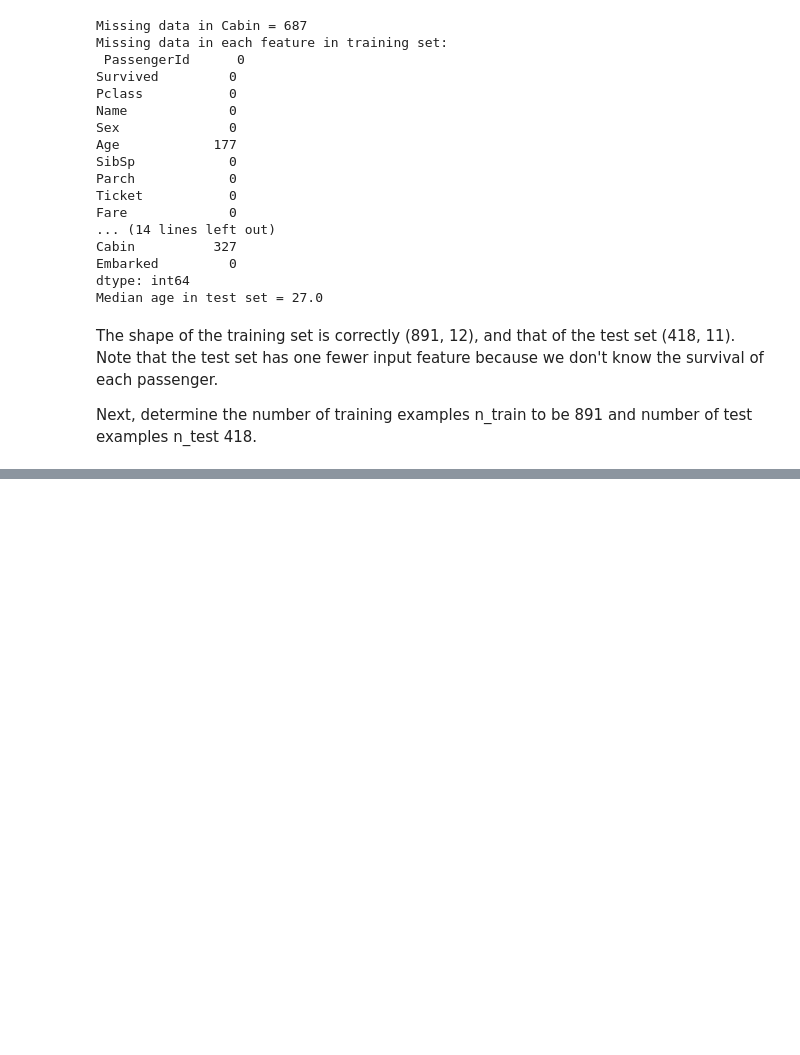
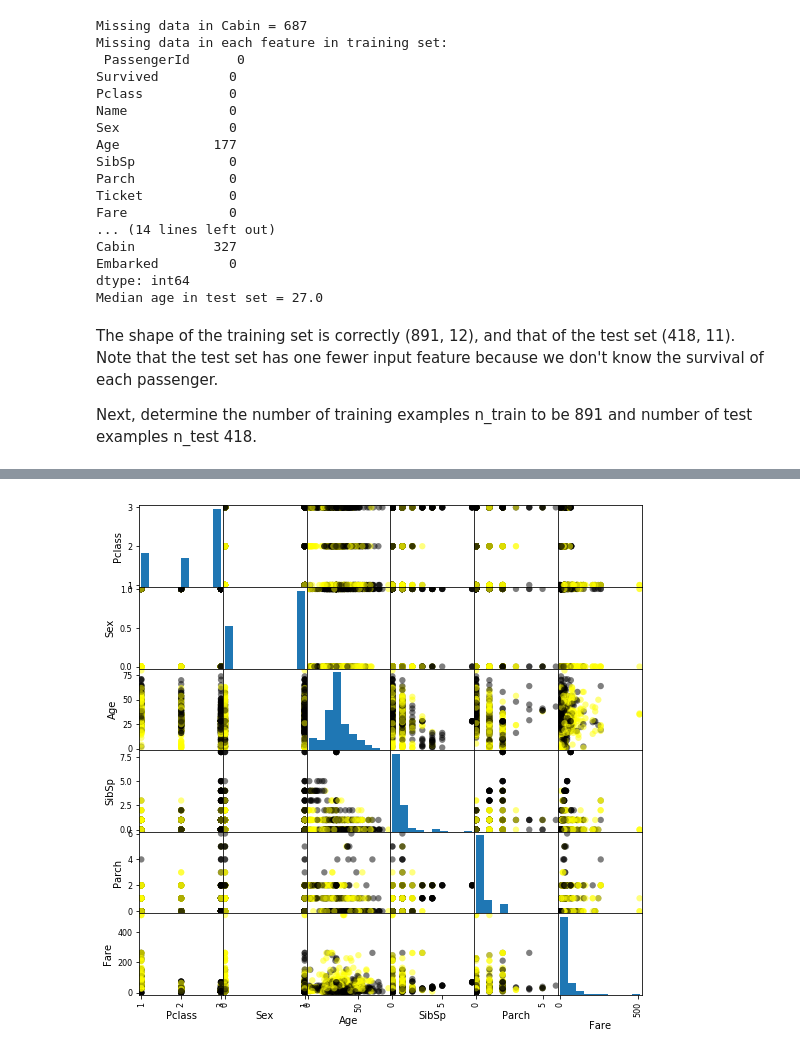
Before and after one commit to haianhle/ar-kaggle, a Jupyter notebook: titanic/titanic_notes.ipynb, the cells around one changed output, grey strips where cells are left out. Cells and saved outputs as stored; diff of their text form; code cells hidden in the pictures; blank space fills up the shorter version.

```diff
--- a/titanic/titanic_notes.ipynb
+++ b/titanic/titanic_notes.ipynb
@@ -19,8 +25,5 @@ from sklearn import preprocessing
 ** Step 2 **: Need to load data set from a csv file. Numpy's genfromtxt can be used, however, because ',' is present in string, use pandas's read_csv instead.
 # %%
 #load data sets
-train_set = pd.read_csv('data/train.csv', delimiter=',', quotechar='"')
+data_set = pd.read_csv('data/train.csv', delimiter=',', quotechar='"')
 test_set = pd.read_csv('data/test.csv', delimiter=',', quotechar='"')
-
-#have a peep at the training data
-train_set.head()
@@ -36,14 +54,14 @@ train_set.head()
 #train_set.dtypes
 
 #missing data in 'Cabin'
-print('Missing data in ''Cabin'' =', train_set['Cabin'].isnull().sum())
+print('Missing data in ''Cabin'' =', data_set['Cabin'].isnull().sum())
 
 #total missing data
-print('Missing data in each feature in training set:\n', train_set.isnull().sum())
+print('Missing data in each feature in training set:\n', data_set.isnull().sum())
 
 #replacing missing values in 'Age' with median age
-median_age = train_set['Age'].median()
-train_set['Age'].fillna(median_age, inplace=True)
+median_age = data_set['Age'].median()
+data_set['Age'].fillna(median_age, inplace=True)
 print('Median age =', median_age)
 #print(train_set.isnull().sum())
 
@@ -52,6 +70,7 @@ print('Missing data in each feature in test set:\n', test_set.isnull().sum())
 #also replace mssing values in 'Age' with median age
 median_age = test_set['Age'].median()
 test_set['Age'].fillna(median_age, inplace=True)
+test_set['Fare'].fillna(test_set['Fare'].mean(), inplace=True)
 print('Median age in test set =', median_age)
 # %% [output]
 Missing data in Cabin = 687
@@ -207,0 +143,12 @@ dtype: int64
+# %%
+# Extract features for input X
+features = ['Pclass', 'Sex', 'Age', 'SibSp', 'Parch', 'Fare']
+
+X = data_set[features]
+n_features = X.shape[1]
+print('Number of features to train = ', n_features)
+
+y = data_set['Survived']
+
+# print X
+X.head()
@@ -207,0 +163,5 @@ dtype: int64
+# %%
+# label gender
+X['Sex'] = X['Sex'].map({'male' : 1, 'female' : 0})
+
+X.head()
@@ -207,0 +196,8 @@ dtype: int64
+# %%
+# plotting a scatter matrixb
+from matplotlib import cm
+
+cmap = cm.get_cmap('gnuplot')
+scatter = pd.plotting.scatter_matrix(X, c= y, marker = 'o', s=40, hist_kwds={'bins':10}, figsize=(9,9), cmap=cmap)
+# %% [output]
+[figure, added]
```
Also changed, not shown: parts of 37 cells of this notebook.
